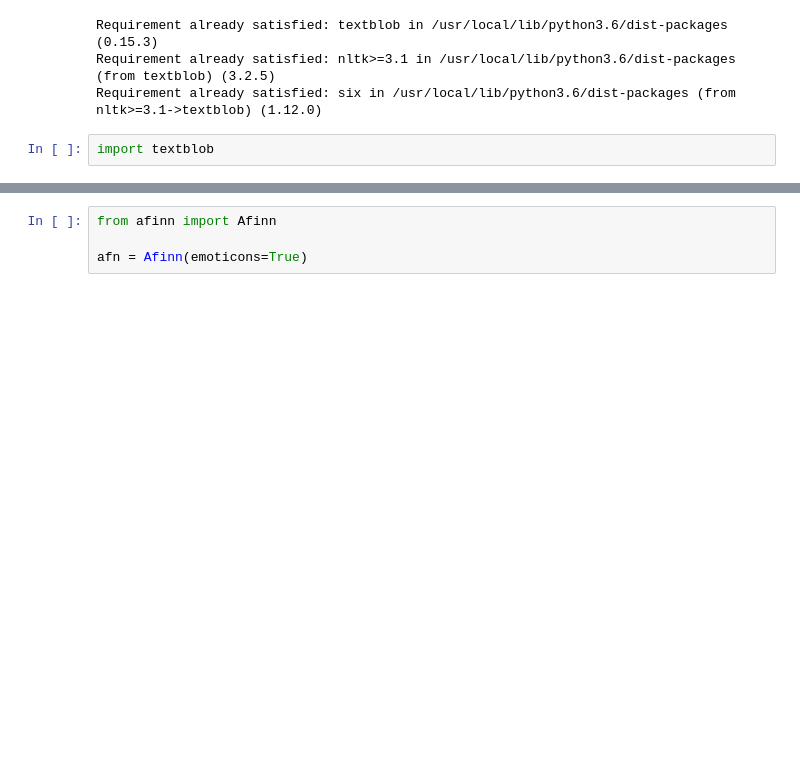
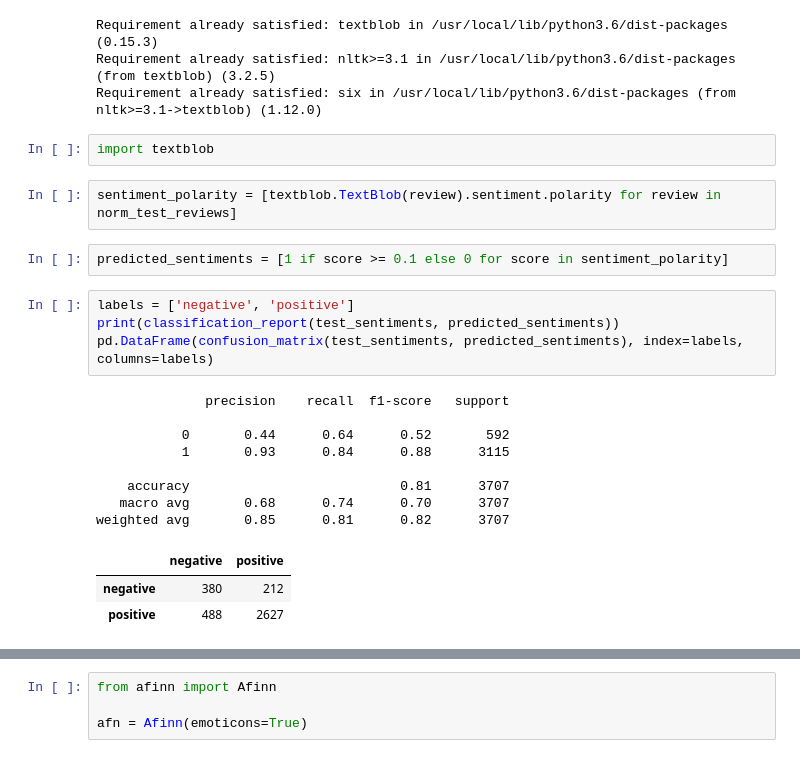
Before and after one commit to alexprabu/hackathon---submission_inceptez, a Jupyter notebook: SentimentAnalysis/Sentiment_Analysis.ipynb, the cells around one changed output, grey strips where cells are left out. Drawn from its saved outputs; the diff is of its cells as text; blank space fills up the shorter version.

```diff
--- a/SentimentAnalysis/Sentiment_Analysis.ipynb
+++ b/SentimentAnalysis/Sentiment_Analysis.ipynb
@@ -745,4 +758,24 @@ Requirement already satisfied: nltk>=3.1 in /usr/local/lib/python3.6/dist-packag
 Requirement already satisfied: six in /usr/local/lib/python3.6/dist-packages (from nltk>=3.1->textblob) (1.12.0)
 # %%
 import textblob
+# %%
+sentiment_polarity = [textblob.TextBlob(review).sentiment.polarity for review in norm_test_reviews]
+# %%
+predicted_sentiments = [1 if score >= 0.1 else 0 for score in sentiment_polarity]
+# %%
+labels = ['negative', 'positive']
+print(classification_report(test_sentiments, predicted_sentiments))
+pd.DataFrame(confusion_matrix(test_sentiments, predicted_sentiments), index=labels, columns=labels)
+# %% [output]
+              precision    recall  f1-score   support
+
+           0       0.44      0.64      0.52       592
+           1       0.93      0.84      0.88      3115
+
+    accuracy                           0.81      3707
+   macro avg       0.68      0.74      0.70      3707
+weighted avg       0.85      0.81      0.82      3707
+|  | negative | positive |
+| negative | 380 | 212 |
+| positive | 488 | 2627 |
 # %%
```
Also changed, not shown: parts of 29 cells of this notebook.
